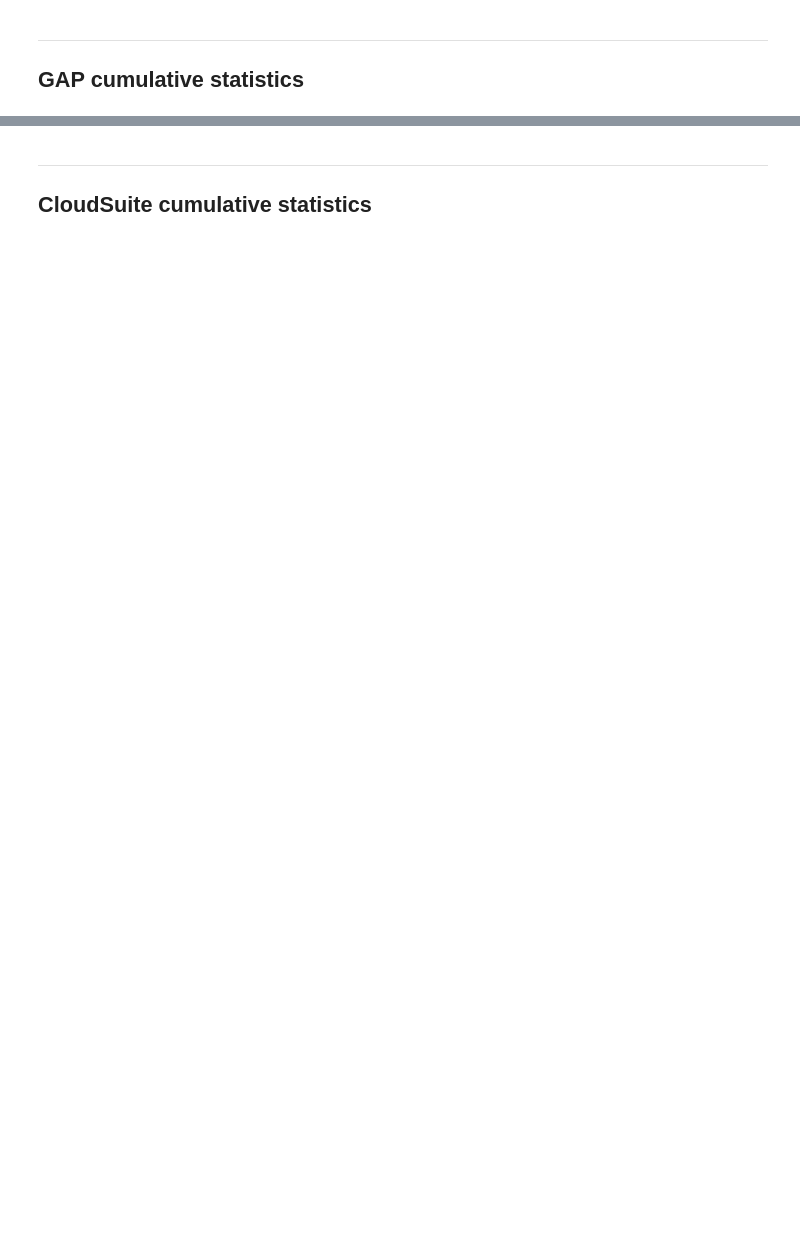
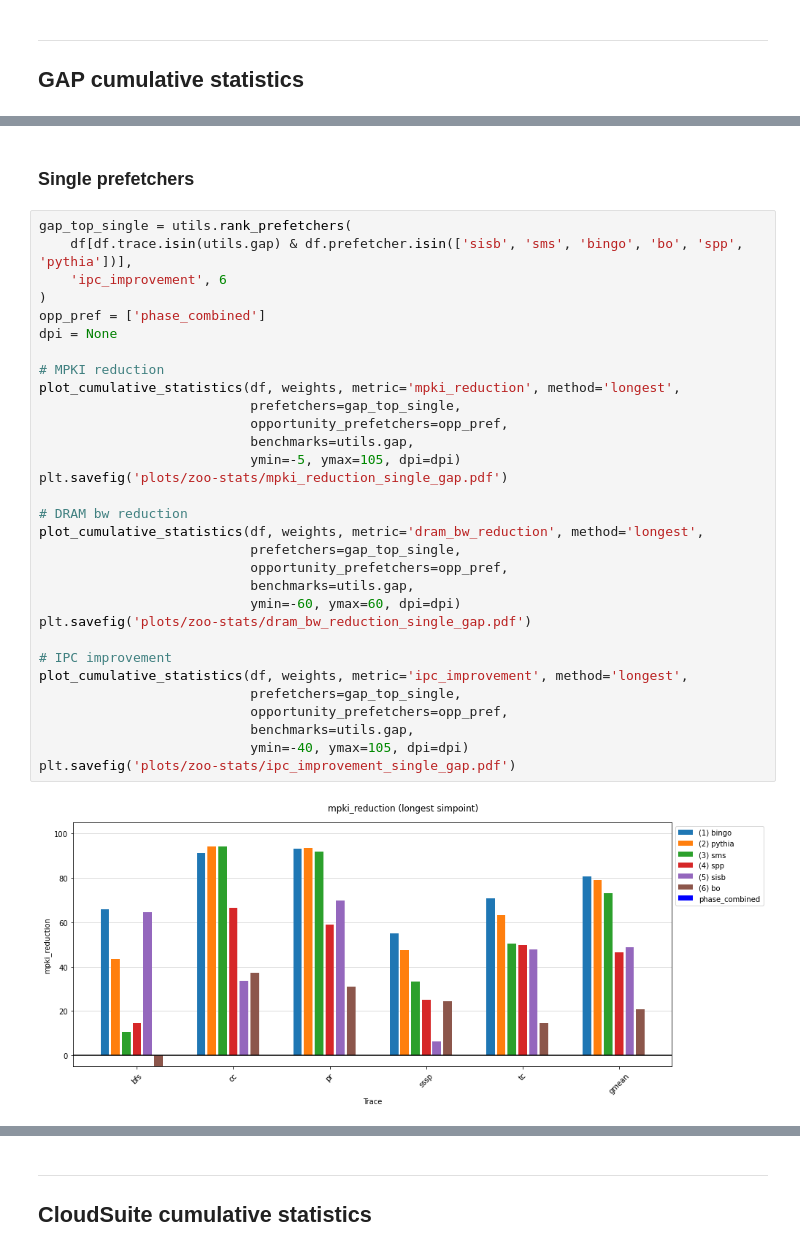
Before and after one commit to cmolder/prefetcher-zoo-analysis, a Jupyter notebook: 20220327-zoo-stats.ipynb, the cells around one changed output, grey strips where cells are left out. Saved outputs shown, nothing was run; the diff lists cells and outputs as text; blank space fills up the shorter version.

```diff
--- a/20220327-zoo-stats.ipynb
+++ b/20220327-zoo-stats.ipynb
@@ -407,0 +293,35 @@ plt.savefig('plots/zoo-stats/ipc_improvement_single_gap.pdf')
+# %% [markdown]
+### Single prefetchers
+# %%
+gap_top_single = utils.rank_prefetchers(
+    df[df.trace.isin(utils.gap) & df.prefetcher.isin(['sisb', 'sms', 'bingo', 'bo', 'spp', 'pythia'])],
+    'ipc_improvement', 6
+)
+opp_pref = ['phase_combined']
+dpi = None
+
+# MPKI reduction
+plot_cumulative_statistics(df, weights, metric='mpki_reduction', method='longest',
+                           prefetchers=gap_top_single,
+                           opportunity_prefetchers=opp_pref,
+                           benchmarks=utils.gap,
+                           ymin=-5, ymax=105, dpi=dpi)
+plt.savefig('plots/zoo-stats/mpki_reduction_single_gap.pdf')
+
+# DRAM bw reduction
+plot_cumulative_statistics(df, weights, metric='dram_bw_reduction', method='longest',
+                           prefetchers=gap_top_single,
+                           opportunity_prefetchers=opp_pref,
+                           benchmarks=utils.gap,
+                           ymin=-60, ymax=60, dpi=dpi)
+plt.savefig('plots/zoo-stats/dram_bw_reduction_single_gap.pdf')
+
+# IPC improvement
+plot_cumulative_statistics(df, weights, metric='ipc_improvement', method='longest',
+                           prefetchers=gap_top_single,
+                           opportunity_prefetchers=opp_pref,
+                           benchmarks=utils.gap,
+                           ymin=-40, ymax=105, dpi=dpi)
+plt.savefig('plots/zoo-stats/ipc_improvement_single_gap.pdf')
+# %% [output]
+[figure, added]
```
Also changed, not shown: parts of 59 cells of this notebook, 3 other files.
